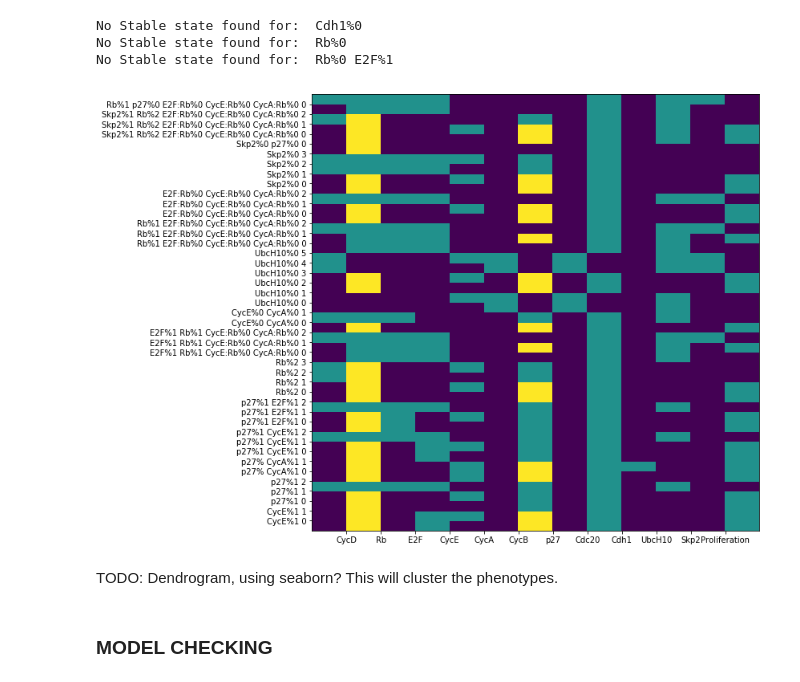
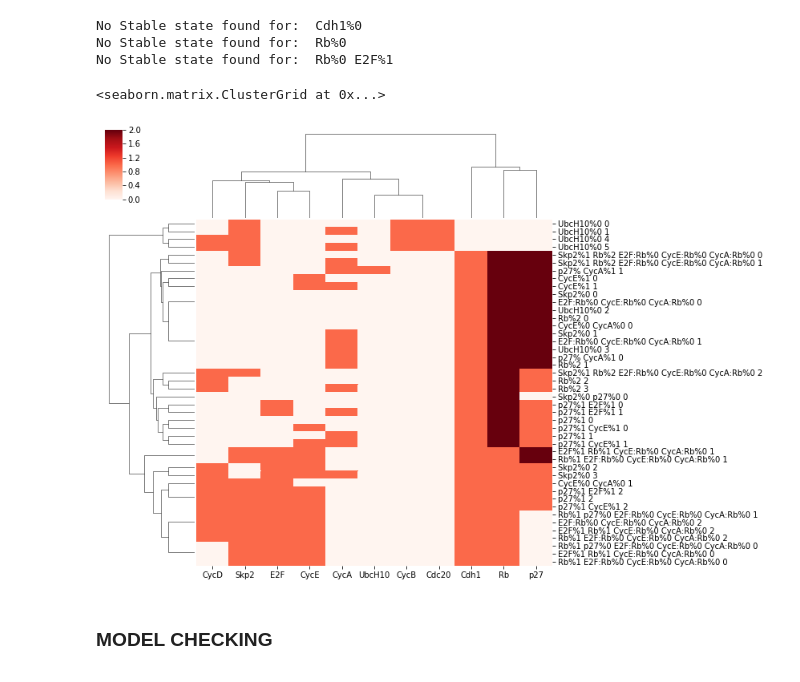
Before and after one commit to Eirinits/BI8040_project, a Jupyter notebook: notebook/BI8040_notebook.ipynb, the cells around one changed output. Saved outputs shown, nothing was run; the diff lists cells and outputs as text; code cells hidden in the pictures.

Commit message:
included clustering plot

```diff
--- a/notebook/BI8040_notebook.ipynb
+++ b/notebook/BI8040_notebook.ipynb
@@ -160,7 +143,8 @@ perturbstates=[]
 stablestates = []
 
 '''Node of nodes'''
-nodelist = ['CycD', 'Rb', 'E2F', 'CycE', 'CycA', 'CycB', 'p27', 'Cdc20', 'Cdh1', 'UbcH10', 'Skp2', 'Proliferation', 'Arrest']
+'''nodelist = ['CycD', 'Rb', 'E2F', 'CycE', 'CycA', 'CycB', 'p27', 'Cdc20', 'Cdh1', 'UbcH10', 'Skp2', 'Proliferation', 'Arrest']'''
+nodelist = ['CycD', 'Rb', 'E2F', 'CycE', 'CycA', 'CycB', 'p27', 'Cdc20', 'Cdh1', 'UbcH10', 'Skp2']
 
 for k,v in fixpointlist.items():
     if not v:
@@ -182,20 +167,26 @@ import pandas as pd
 import numpy as np
 from pandas import DataFrame
 # %%
-'''Create dataframe from the different lists above: columns = nodes, rows = perturbations SS'''
+'''Create dataframe from the different lists above: columns = nodes, rows = perturbations'''
 df = DataFrame(data=stablestates)
+df = df.iloc[:, :-2] '''we remove the output nodes Proliferation and Qo_arrest'''
 df.columns = nodelist
 df.index = perturbstates
 # %%
-mpl.rcParams['figure.figsize'] = (10,10)
-plt.pcolor(df)
-plt.yticks(np.arange(1, len(df.index), 1), df.index)
-plt.xticks(np.arange(1, len(df.columns), 1), df.columns)
-plt.show()
+'''mpl.rcParams['figure.figsize'] = (15,10)
+cmap_name = 'Greys'
+plt.pcolor(df, cmap = cmap_name)
+
+plt.xticks(np.arange(len(df.columns))+0.5, df.columns)
+plt.yticks(np.arange(len(df.index))+0.5, df.index)
+
+plt.show()'''
+
+
+sns.clustermap(df, metric='euclidean', cmap = 'Reds', yticklabels=True)
 # %% [output]
+<seaborn.matrix.ClusterGrid at 0x...>
-[figure, old version]
+[figure, new version]
-# %% [markdown]
-TODO: Dendrogram, using seaborn? This will cluster the phenotypes.
 # %% [markdown]
 ### MODEL CHECKING
 # %%
```
Also changed, not shown: parts of 14 cells of this notebook.
